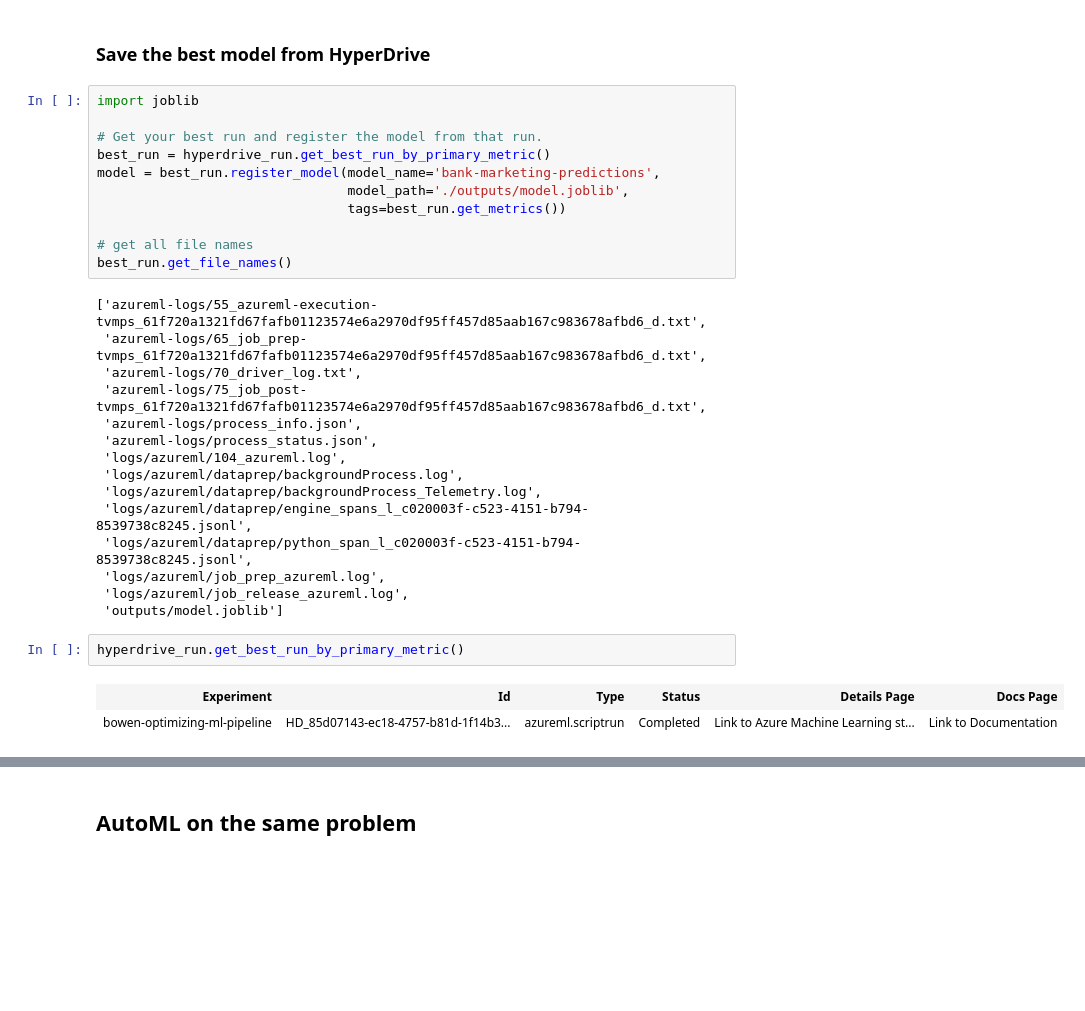
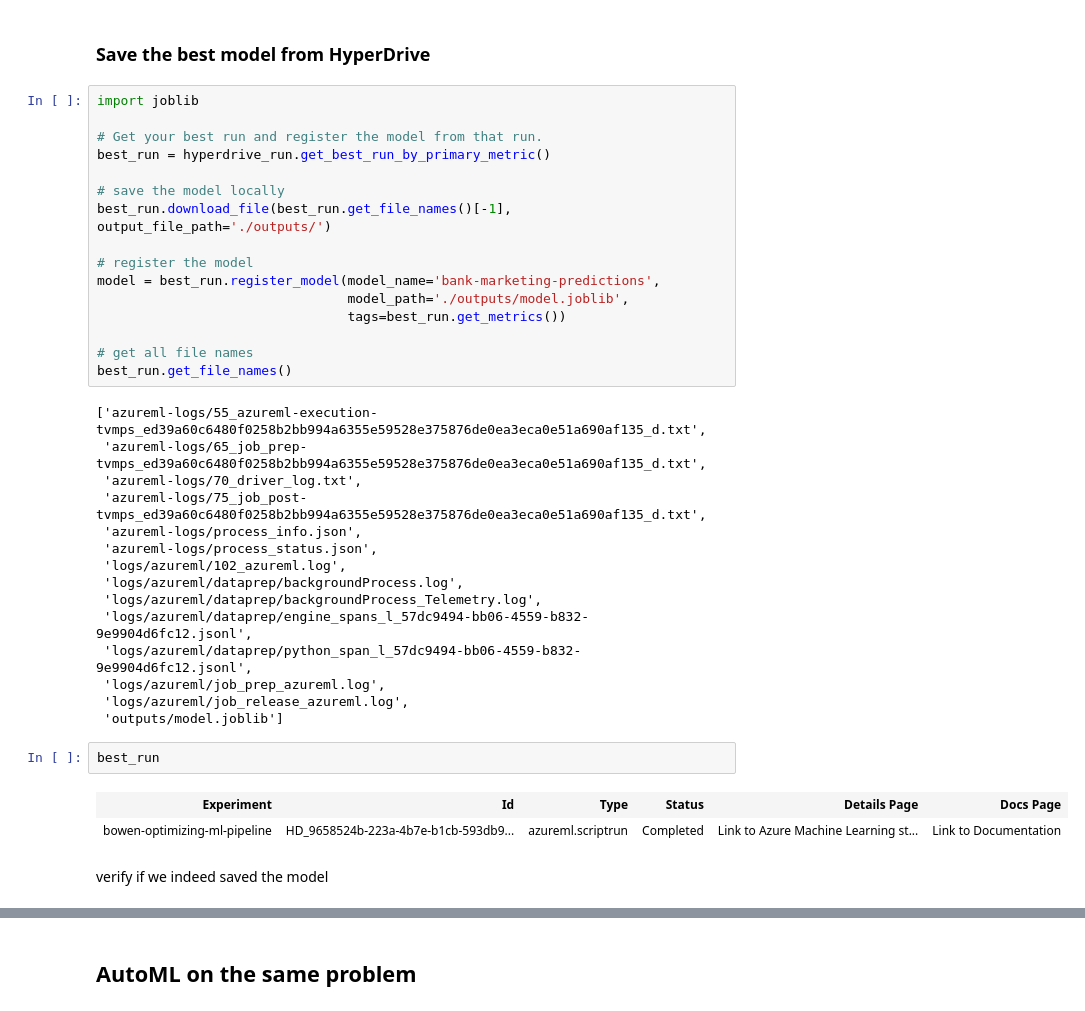
Before and after one commit to chen-bowen/Optimizing_Machine_Learning_Pipeline_on_Azure, a Jupyter notebook: optimizing-ML-Pipelines.ipynb, the cells around one changed output, grey strips where cells are left out. Drawn from its saved outputs; the diff is of its cells as text; blank space fills up the shorter version.

```diff
--- a/optimizing-ML-Pipelines.ipynb
+++ b/optimizing-ML-Pipelines.ipynb
@@ -186,6 +186,11 @@ import joblib
 
 # Get your best run and register the model from that run.
 best_run = hyperdrive_run.get_best_run_by_primary_metric()
+
+# save the model locally
+best_run.download_file(best_run.get_file_names()[-1], output_file_path='./outputs/')
+
+# register the model
 model = best_run.register_model(model_name='bank-marketing-predictions',
                                 model_path='./outputs/model.joblib',
                                 tags=best_run.get_metrics())
@@ -193,22 +198,24 @@ model = best_run.register_model(model_name='bank-marketing-predictions',
 # get all file names
 best_run.get_file_names()
 # %% [output]
-['azureml-logs/55_azureml-execution-tvmps_61f720a1321fd67fafb01123574e6a2970df95ff457d85aab167c983678afbd6_d.txt',
- 'azureml-logs/65_job_prep-tvmps_61f720a1321fd67fafb01123574e6a2970df95ff457d85aab167c983678afbd6_d.txt',
+['azureml-logs/55_azureml-execution-tvmps_ed39a60c6480f0258b2bb994a6355e59528e375876de0ea3eca0e51a690af135_d.txt',
+ 'azureml-logs/65_job_prep-tvmps_ed39a60c6480f0258b2bb994a6355e59528e375876de0ea3eca0e51a690af135_d.txt',
  'azureml-logs/70_driver_log.txt',
- 'azureml-logs/75_job_post-tvmps_61f720a1321fd67fafb01123574e6a2970df95ff457d85aab167c983678afbd6_d.txt',
+ 'azureml-logs/75_job_post-tvmps_ed39a60c6480f0258b2bb994a6355e59528e375876de0ea3eca0e51a690af135_d.txt',
  'azureml-logs/process_info.json',
  'azureml-logs/process_status.json',
- 'logs/azureml/104_azureml.log',
+ 'logs/azureml/102_azureml.log',
  'logs/azureml/dataprep/backgroundProcess.log',
  'logs/azureml/dataprep/backgroundProcess_Telemetry.log',
- 'logs/azureml/dataprep/engine_spans_l_c020003f-c523-4151-b794-8539738c8245.jsonl',
- 'logs/azureml/dataprep/python_span_l_c020003f-c523-4151-b794-8539738c8245.jsonl',
+ 'logs/azureml/dataprep/engine_spans_l_57dc9494-bb06-4559-b832-9e9904d6fc12.jsonl',
+ 'logs/azureml/dataprep/python_span_l_57dc9494-bb06-4559-b832-9e9904d6fc12.jsonl',
  'logs/azureml/job_prep_azureml.log',
  'logs/azureml/job_release_azureml.log',
  'outputs/model.joblib']
-# %%
-hyperdrive_run.get_best_run_by_primary_metric()
-# %% [output]
-| Experiment | Id | Type | Status | Details Page | Docs Page |
-| bowen-optimizing-ml-pipeline | HD_85d07143-ec18-4757-b81d-1f14b3... | azureml.scriptrun | Completed | Link to Azure Machine Learning st... | Link to Documentation |
+# %%
+best_run
+# %% [output]
+| Experiment | Id | Type | Status | Details Page | Docs Page |
+| bowen-optimizing-ml-pipeline | HD_9658524b-223a-4b7e-b1cb-593db9... | azureml.scriptrun | Completed | Link to Azure Machine Learning st... | Link to Documentation |
+# %% [markdown]
+verify if we indeed saved the model
```
Also changed, not shown: parts of 8 cells of this notebook.
